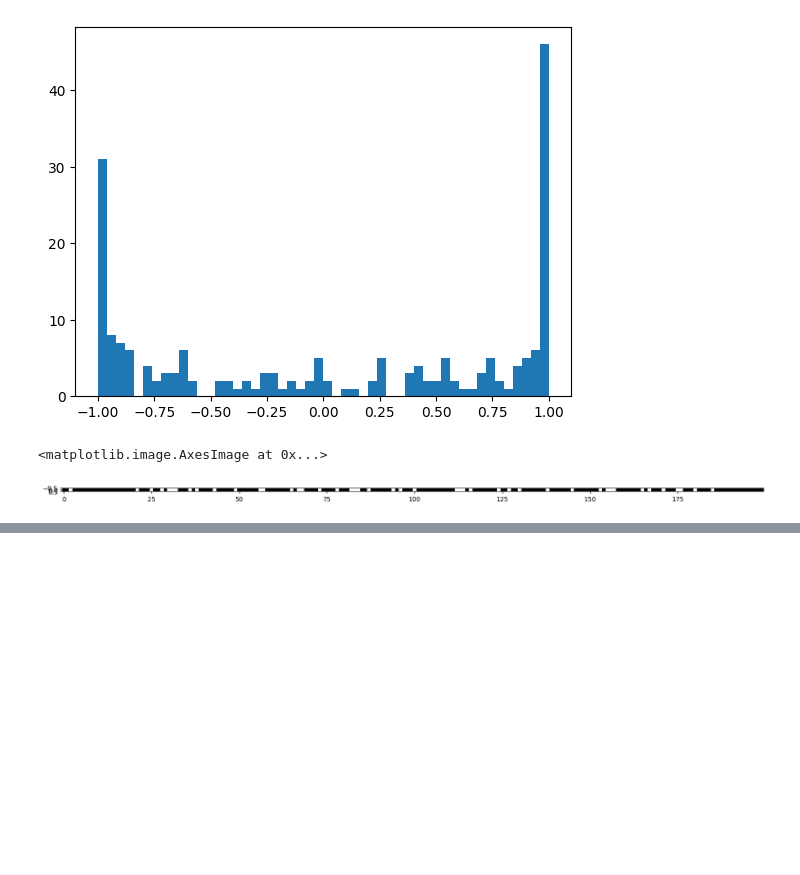
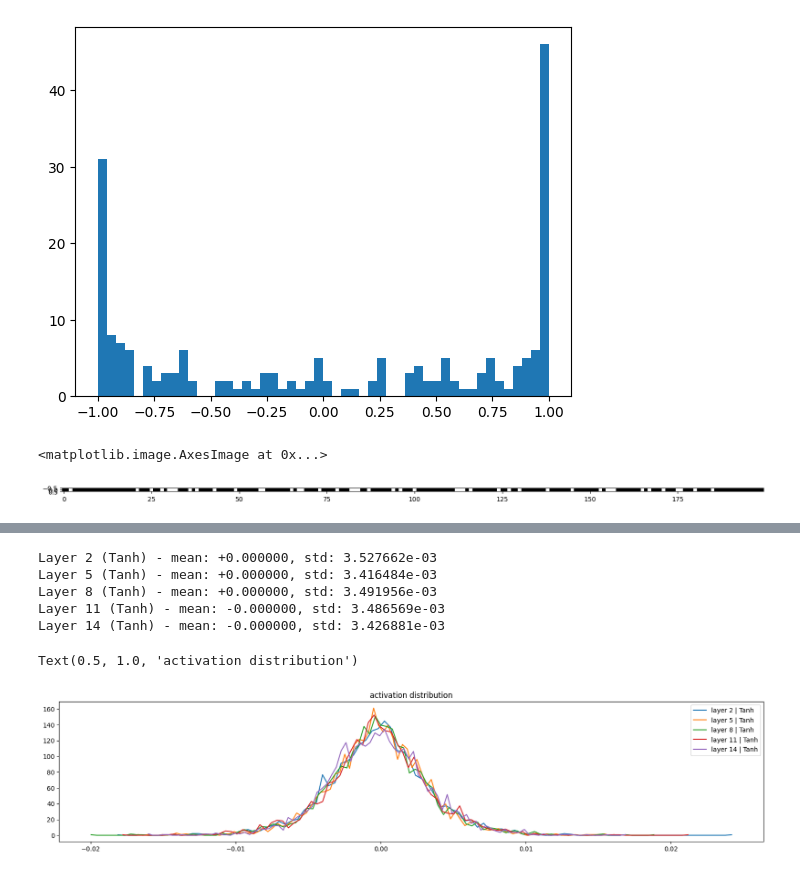
Before and after one commit to GreenCrimea/Learning_Transformers, a Jupyter notebook: Makemore.ipynb, the cells around one changed output, grey strips where cells are left out. Cells and saved outputs as stored; diff of their text form; code cells hidden in the pictures; blank space fills up the shorter version.

```diff
--- a/Makemore.ipynb
+++ b/Makemore.ipynb
@@ -770,0 +946,20 @@ plt.imshow(h.abs() > 0.99, cmap='gray', interpolation='nearest')
+# %%
+plt.figure(figsize=(20, 4))
+legends = []
+for i, layer in enumerate(layers[:-1]):
+    if isinstance(layer, Tanh):
+        t = layer.out.grad
+        print('Layer %d (%s) - mean: %+f, std: %e' % (i, layer.__class__.__name__, t.mean(), t.std(), ))
+        hy, hx = torch.histogram(t, density=True)
+        plt.plot(hx[:-1].detach(), hy.detach())
+        legends.append(f'layer {i} | {layer.__class__.__name__}')
+plt.legend(legends)
+plt.title('activation distribution')
+# %% [output]
+Layer 2 (Tanh) - mean: +0.000000, std: 3.527662e-03
+Layer 5 (Tanh) - mean: +0.000000, std: 3.416484e-03
+Layer 8 (Tanh) - mean: +0.000000, std: 3.491956e-03
+Layer 11 (Tanh) - mean: -0.000000, std: 3.486569e-03
+Layer 14 (Tanh) - mean: -0.000000, std: 3.426881e-03
+Text(0.5, 1.0, 'activation distribution')
+[figure, added]
```
Also changed, not shown: parts of 10 cells of this notebook.
